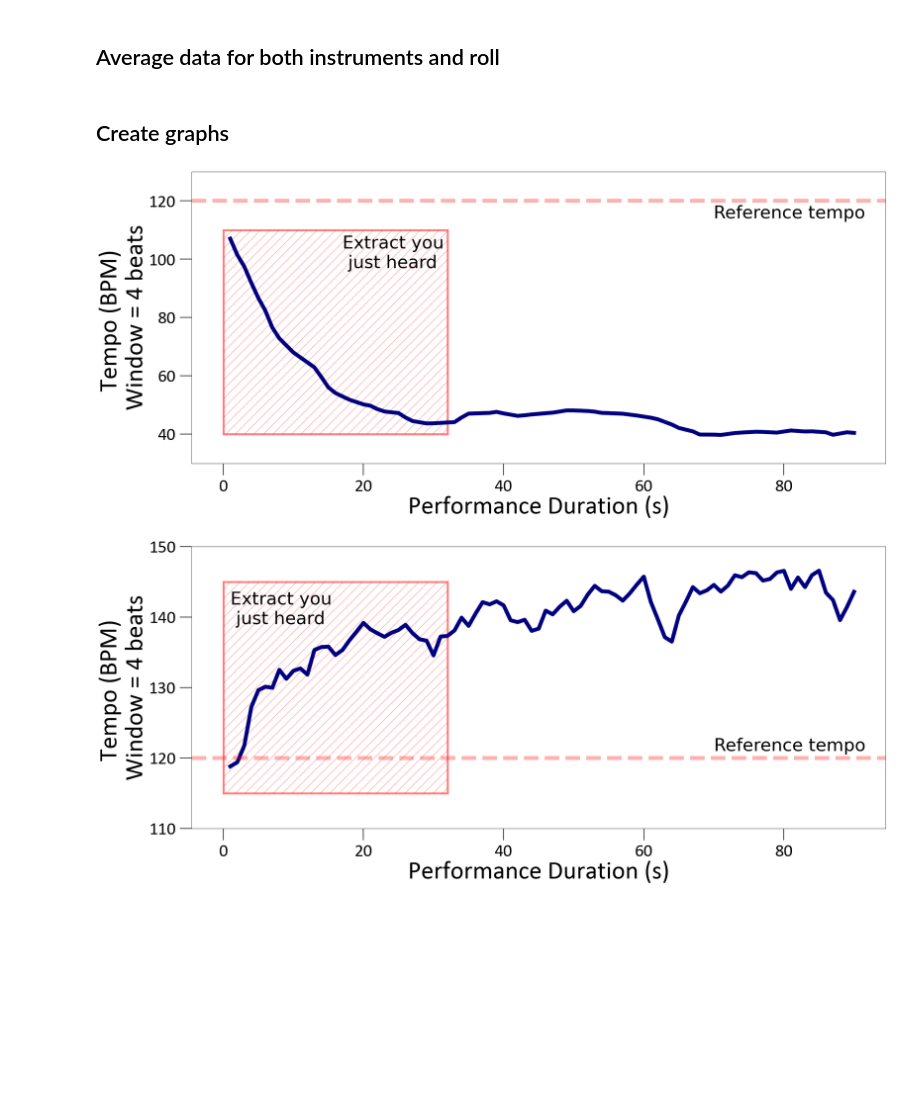
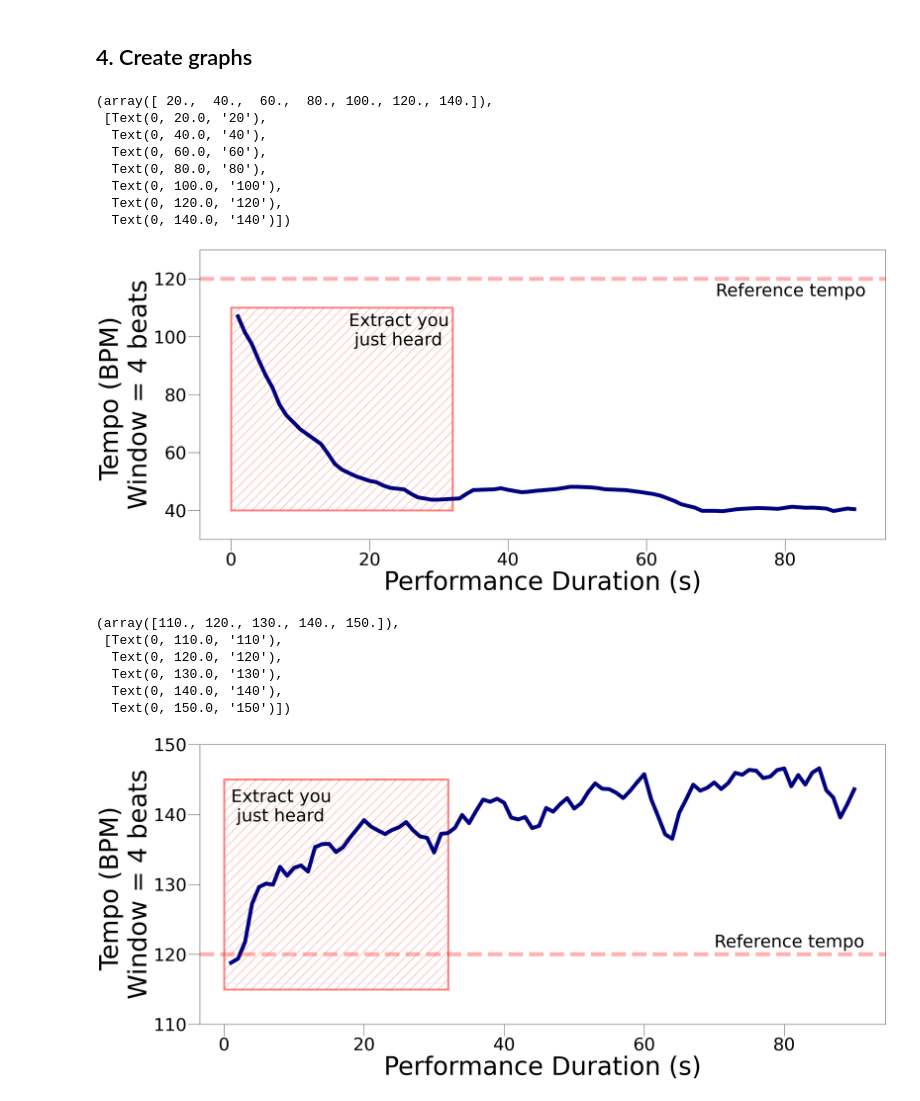
Before and after one commit to HuwCheston/Jazz-Jitter-Analysis, a Jupyter notebook: notebooks/0.1-cheston-sempre-video-graphs.ipynb, the cells around one changed output. Saved outputs shown, nothing was run; the diff lists cells and outputs as text; code cells hidden in the pictures; blank space fills up the shorter version.

Commit message:
Updated SEMPRE graph notebook to run on CoLab

```diff
--- a/notebooks/0.1-cheston-sempre-video-graphs.ipynb
+++ b/notebooks/0.1-cheston-sempre-video-graphs.ipynb
@@ -25,5 +51,6 @@ def load_data(input_filepath):
 # %%
-input_filepath = "C:\Python Projects\jazz-jitter-analysis\data\processed"
-figures_filepath = r"C:\Python Projects\jazz-jitter-analysis\reports\figures"
-data = load_data(input_filepath)
+input_filepath = "/content/Jazz-Jitter-Analysis/notebooks/sempre_graph_examples/sempre_graph_examples.p"
+figures_filepath = "/content/Jazz-Jitter-Analysis/reports/figures"
+# %%
+data = dill.load(open(input_filepath, "rb"))
 # %% [markdown]
@@ -68,5 +89,3 @@ for trial in data:
-# %% [markdown]
-## Average data for both instruments and roll
 # %%
 def average_perf(df1, df2) -> list:
     """
@@ -88,10 +107,9 @@ def average_perf(df1, df2) -> list:
 decelerating_df = average_perf(decelerating_perf_d, decelerating_perf_k)
 accelerating_df = average_perf(accelerating_perf_d, accelerating_perf_k)
 # %% [markdown]
-## Create graphs
+## 4. Create graphs
 # %%
 # Set options in matplotlib
-plt.style.use('seaborn-poster')
 plt.rcParams.update({
     'font.size': 45,
     "font.family": "sans",
@@ -106,52 +124,55 @@ plt.rcParams.update({
     'ytick.major.size': 30.0,
     'xtick.major.size': 30.0,
 })
-
-csfont = {'fontname': 'Calibri'}
 # %%
 # Create subplots
 fig, ax = plt.subplots(1, 1)
 # Plot tempo graph
 ax.plot(decelerating_df['onset'] - 10, decelerating_df['bpm_rolling'], color='#000080')
 # Add rectangle showing excerpt
 ax.add_patch(
      matplotlib.patches.Rectangle(
          (0, 40),
          height=70,
          width=32,
          fill=False,
          color='red',
          hatch='/',
          linewidth=5.0,
          capstyle='butt',
          alpha=0.5,
      )
 )
 # Add horizontal line showing reference tempo
 ax.axhline(y=120, color='r', linestyle='--', alpha=0.3)
 # Set titles, labels, axis limits
-ax.set_ylabel('Tempo (BPM) \nWindow = 4 beats', **csfont)
-ax.set_xlabel('Performance Duration (s)', **csfont)
+ax.set_ylabel('Tempo (BPM) \nWindow = 4 beats')
+ax.set_xlabel('Performance Duration (s)')
 ax.set_ylim((30, 130))
 ax.annotate("Reference tempo", xy=(80, 120), xytext=(70, 114),)
 ax.annotate("Extract you \n just heard", xy=(15, 100), xytext=(17, 97),)
 plt.tight_layout()
 
-for label in ax.get_xticklabels() :
-    label.set_fontproperties('Calibri')
-for label in ax.get_yticklabels() :
-    label.set_fontproperties('Calibri')
 plt.xticks(fontsize=45,)
 plt.yticks(fontsize=45,)
 
-fig.savefig(f'{figures_filepath}\\sempre_presentation_graphs\\sempre_graphs_decelerating_performance.png', facecolor='white', transparent=False)
+# Remove comment to save figure
+# fig.savefig(f'{figures_filepath}\\sempre_presentation_graphs\\sempre_graphs_decelerating_performance.png', facecolor='white', transparent=False)
 # %% [output]
+(array([ 20.,  40.,  60.,  80., 100., 120., 140.]),
+ [Text(0, 20.0, '20'),
+  Text(0, 40.0, '40'),
+  Text(0, 60.0, '60'),
+  Text(0, 80.0, '80'),
+  Text(0, 100.0, '100'),
+  Text(0, 120.0, '120'),
+  Text(0, 140.0, '140')])
-[figure, old version]
+[figure, new version]
 # %%
 fig, ax = plt.subplots(1, 1)
 ax.plot(accelerating_df['onset'] - 10, accelerating_df['bpm_rolling'], color='#000080')
-ax.set_ylabel('Tempo (BPM) \nWindow = 4 beats', **csfont)
-ax.set_xlabel('Performance Duration (s)', **csfont)
+ax.set_ylabel('Tempo (BPM) \nWindow = 4 beats')
+ax.set_xlabel('Performance Duration (s)')
 ax.set_ylim((110, 150))
 ax.add_patch(
      matplotlib.patches.Rectangle(
@@ -170,12 +191,17 @@ ax.axhline(y=120, color='r', linestyle='--', alpha=0.3)
 ax.annotate("Extract you \n just heard", xy=(30, 120), xytext=(1, 139),)
 ax.annotate("Reference tempo", xy=(80, 120), xytext=(70, 121),)
 plt.tight_layout()
-for label in ax.get_xticklabels() :
-    label.set_fontproperties('Calibri')
-for label in ax.get_yticklabels() :
-    label.set_fontproperties('Calibri')
+
 plt.xticks(fontsize=45,)
 plt.yticks(fontsize=45,)
-fig.savefig(f'{figures_filepath}\\sempre_presentation_graphs\\sempre_graphs_accelerating_performance.png', facecolor='white', transparent=False)
+
+# Remove comment to save figure
+# fig.savefig(f'{figures_filepath}\\sempre_presentation_graphs\\sempre_graphs_accelerating_performance.png', facecolor='white', transparent=False)
 # %% [output]
+(array([110., 120., 130., 140., 150.]),
+ [Text(0, 110.0, '110'),
+  Text(0, 120.0, '120'),
+  Text(0, 130.0, '130'),
+  Text(0, 140.0, '140'),
+  Text(0, 150.0, '150')])
-[figure, old version]
+[figure, new version]
```
Also changed, not shown: parts of 11 cells of this notebook.
